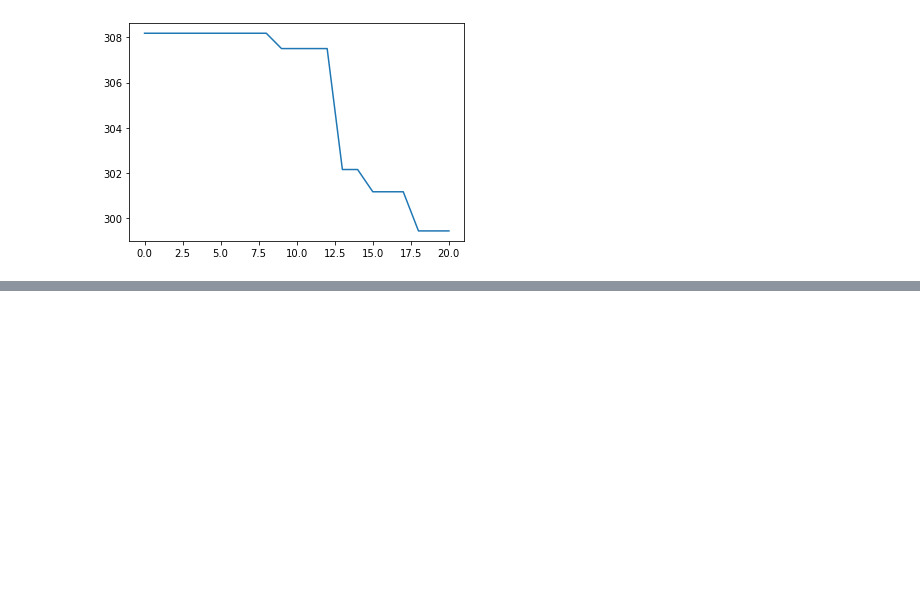
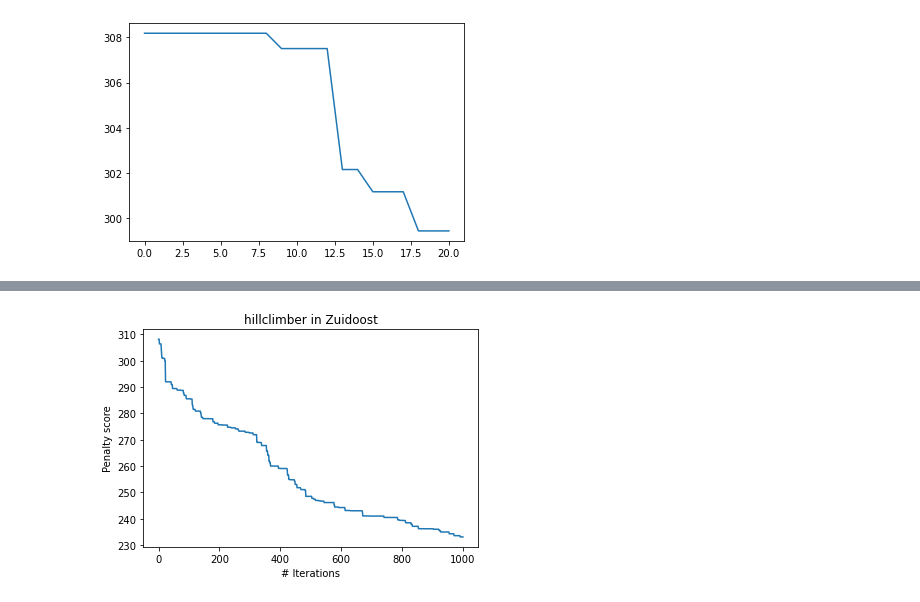
Before and after one commit to corne12345/Amsterdam_carbage_thesis, a Jupyter notebook: Notebooks/20200428 - Locations per cluster.ipynb, the cells around one changed output, grey strips where cells are left out. Cells and saved outputs as stored; diff of their text form; code cells hidden in the pictures; blank space fills up the shorter version.

```diff
--- a/Notebooks/20200428 - Locations per cluster.ipynb
+++ b/Notebooks/20200428 - Locations per cluster.ipynb
@@ -193,0 +195,7 @@ Penalties are: 275.5358781666667
+# %%
+plt = hill_df['best'].plot(title='hillclimber in Zuidoost')
+plt.set_xlabel('# Iterations')
+plt.set_ylabel('Penalty score')
+plt.figure.savefig('20200430-hillclimber_zuidoost.pdf')
+# %% [output]
+[figure, added]
```
Also changed, not shown: parts of 1 cell of this notebook, 6 other files.
